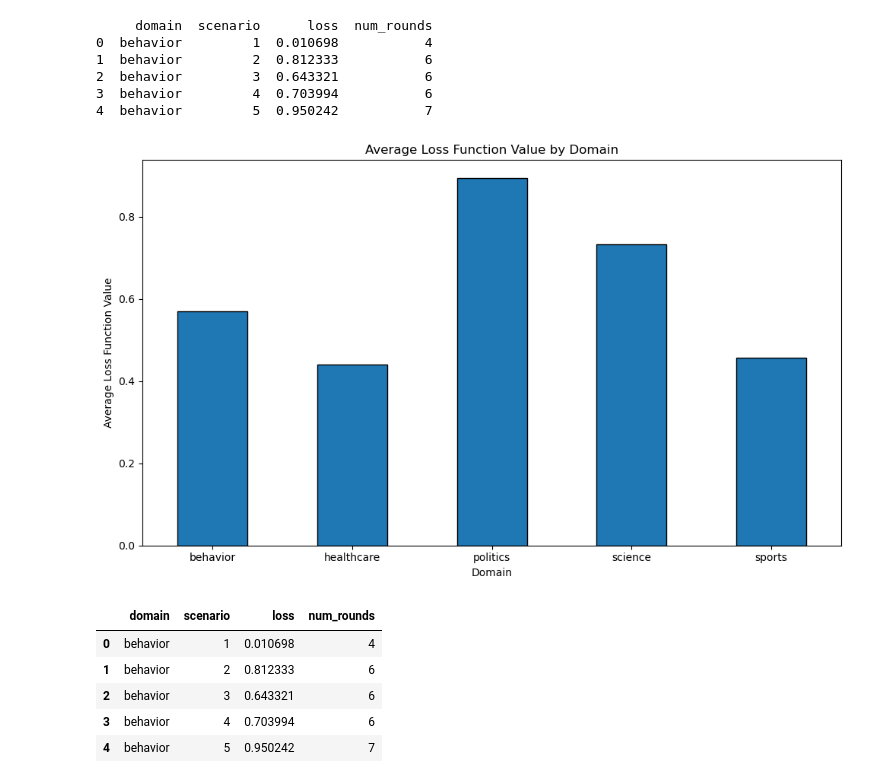
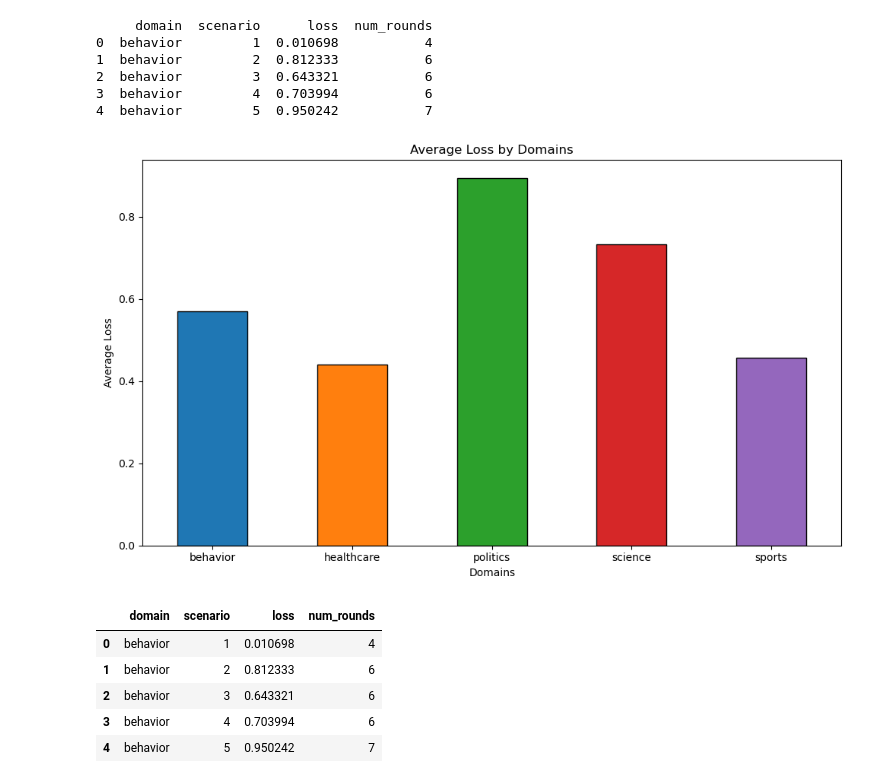
Before and after one commit to dabasjayant/beyond-llm-surface-semantics, a Jupyter notebook: loss analysis.ipynb, the cells around one changed output. Saved outputs shown, nothing was run; the diff lists cells and outputs as text; code cells hidden in the pictures.

```diff
--- a/loss analysis.ipynb
+++ b/loss analysis.ipynb
@@ -4,33 +4,35 @@ import numpy as np
 import matplotlib.pyplot as plt
 # %%
 # Load the dataset
-df = pd.read_csv('data/loss_by_scenario.csv')
+df = pd.read_csv('loss_by_scenario.csv')
 
 # Display the first few rows to inspect the columns
 print(df.head())
 
 # Group by the domain column and compute the average loss per domain.
 # Change 'domain' and 'loss' to match the column names in your dataset if they differ.
 avg_loss = df.groupby('domain')['loss'].mean()
 
 # Create a bar plot of the average loss by domain
 plt.figure(figsize=(10, 6))
-avg_loss.plot(kind='bar', edgecolor='black')
-
-plt.xlabel('Domain')
-plt.ylabel('Average Loss Function Value')
-plt.title('Average Loss Function Value by Domain')
+#avg_loss.plot(kind='bar', edgecolor='black')
+colors = ['#1f77b4', '#ff7f0e', '#2ca02c', '#d62728', '#9467bd']
+avg_loss.plot(kind='bar', edgecolor='black', color=colors)
+plt.xlabel('Domains')
+plt.ylabel('Average Loss')
+plt.title('Average Loss by Domains')
 plt.xticks(rotation=0)  # Rotate labels if domain names are long
 plt.tight_layout()
+plt.savefig('Loss_by_Domain.png', dpi=300, bbox_inches='tight')
 plt.show()
 # %% [output]
      domain  scenario      loss  num_rounds
 0  behavior         1  0.010698           4
 1  behavior         2  0.812333           6
 2  behavior         3  0.643321           6
 3  behavior         4  0.703994           6
 4  behavior         5  0.950242           7
-[figure, old version]
+[figure, new version]
 # %%
 df.head()
 # %% [output]
```
Also changed, not shown: parts of 3 cells of this notebook, 5 other files.
